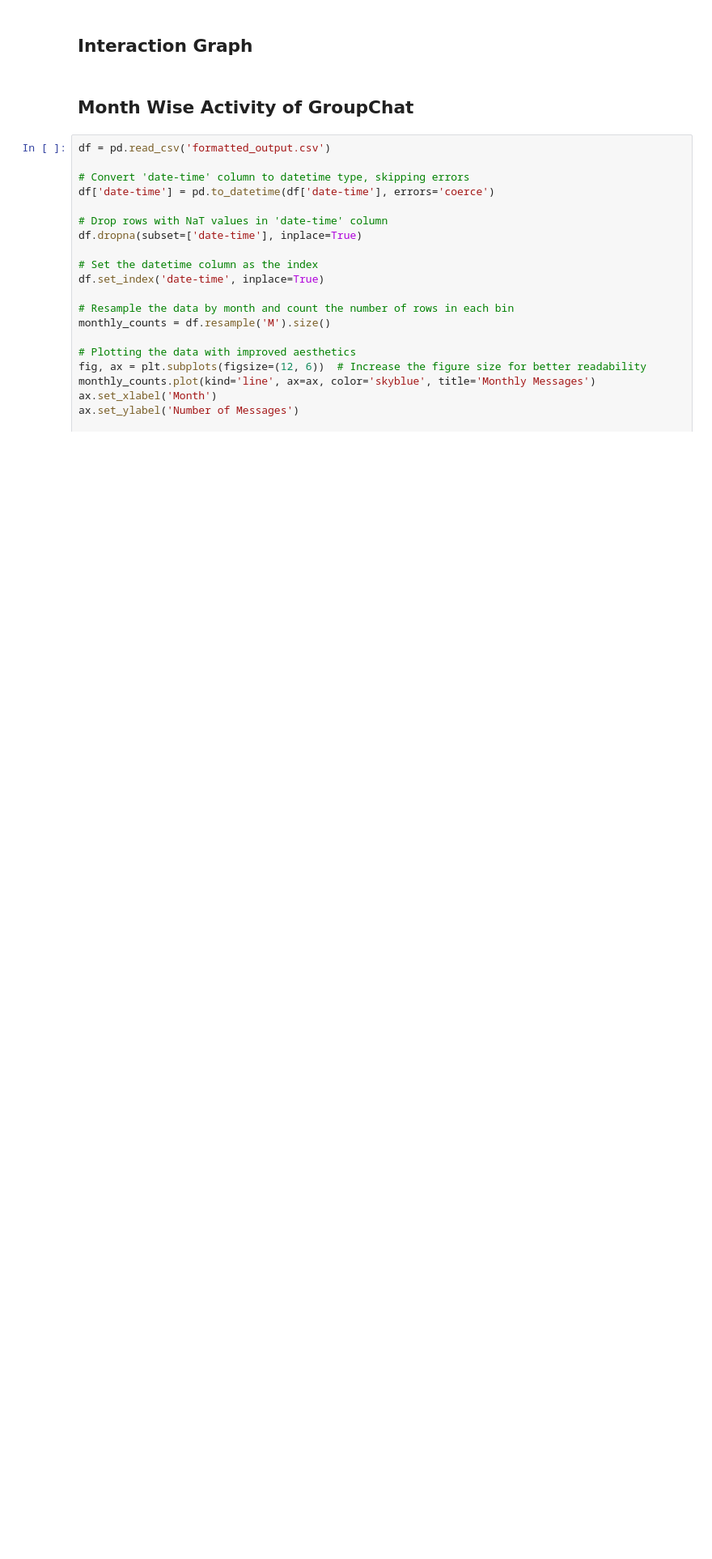
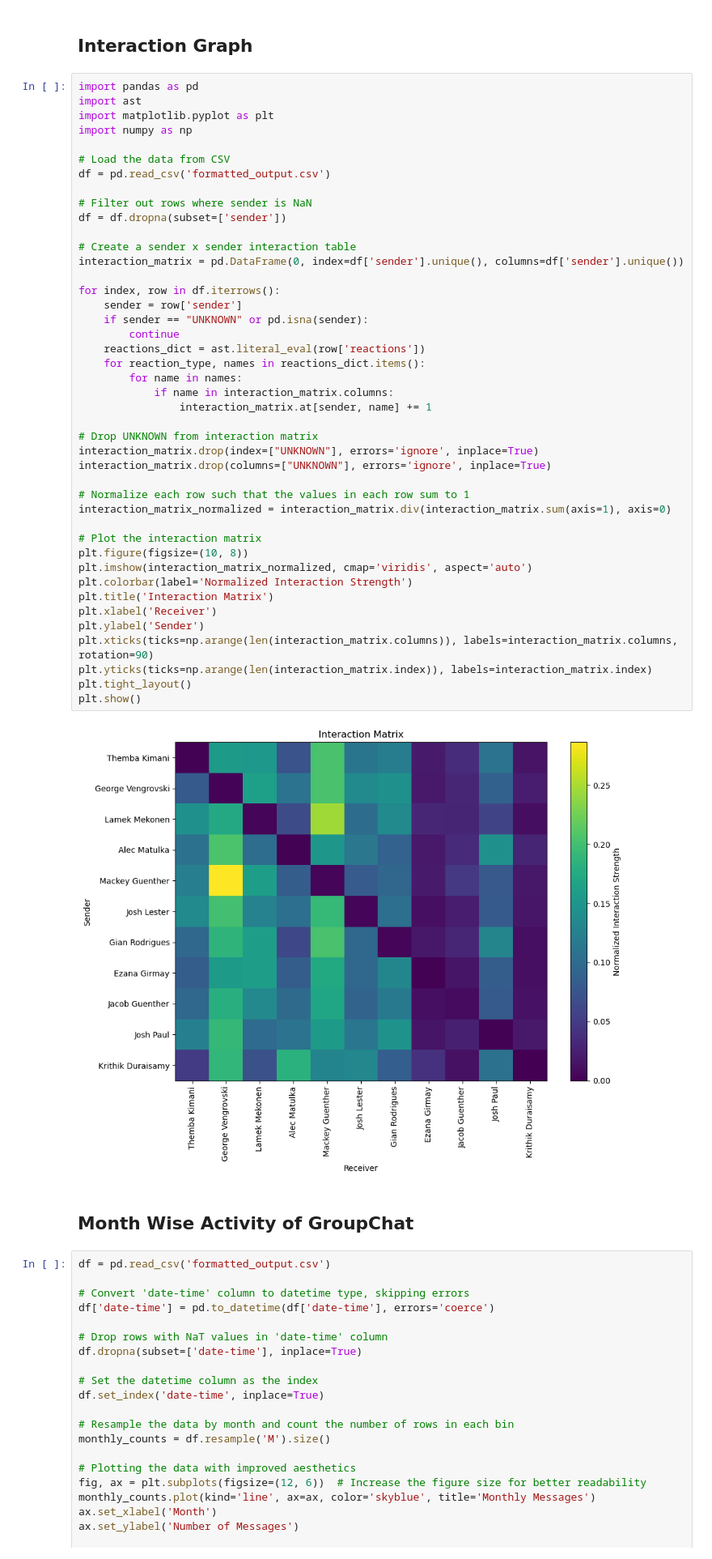
Before and after one commit to georgevenven/imessage_analysis, a Jupyter notebook: analysis.ipynb, the cells around one changed output. Shown at 81% size. Saved outputs shown, nothing was run; the diff lists cells and outputs as text; blank space fills up the shorter version.

Commit message:
Final addition for now, interaction matrix

```diff
--- a/analysis.ipynb
+++ b/analysis.ipynb
@@ -445,5 +592,50 @@ NameError: name 'df_logged' is not defined
 # %% [markdown]
 ## Interaction Graph
+# %%
+import pandas as pd
+import ast
+import matplotlib.pyplot as plt
+import numpy as np
+
+# Load the data from CSV
+df = pd.read_csv('formatted_output.csv')
+
+# Filter out rows where sender is NaN
+df = df.dropna(subset=['sender'])
+
+# Create a sender x sender interaction table
+interaction_matrix = pd.DataFrame(0, index=df['sender'].unique(), columns=df['sender'].unique())
+
+for index, row in df.iterrows():
+    sender = row['sender']
+    if sender == "UNKNOWN" or pd.isna(sender):
+        continue
+    reactions_dict = ast.literal_eval(row['reactions'])
+    for reaction_type, names in reactions_dict.items():
+        for name in names:
+            if name in interaction_matrix.columns:
+                interaction_matrix.at[sender, name] += 1
+
+# Drop UNKNOWN from interaction matrix
+interaction_matrix.drop(index=["UNKNOWN"], errors='ignore', inplace=True)
+interaction_matrix.drop(columns=["UNKNOWN"], errors='ignore', inplace=True)
+
+# Normalize each row such that the values in each row sum to 1
+interaction_matrix_normalized = interaction_matrix.div(interaction_matrix.sum(axis=1), axis=0)
+
+# Plot the interaction matrix
+plt.figure(figsize=(10, 8))
+plt.imshow(interaction_matrix_normalized, cmap='viridis', aspect='auto')
+plt.colorbar(label='Normalized Interaction Strength')
+plt.title('Interaction Matrix')
+plt.xlabel('Receiver')
+plt.ylabel('Sender')
+plt.xticks(ticks=np.arange(len(interaction_matrix.columns)), labels=interaction_matrix.columns, rotation=90)
+plt.yticks(ticks=np.arange(len(interaction_matrix.index)), labels=interaction_matrix.index)
+plt.tight_layout()
+plt.show()
+# %% [output]
+[figure, added]
 # %% [markdown]
 ## Month Wise Activity of GroupChat
 # %%
```
Also changed, not shown: parts of 9 cells of this notebook, 1 other file.
